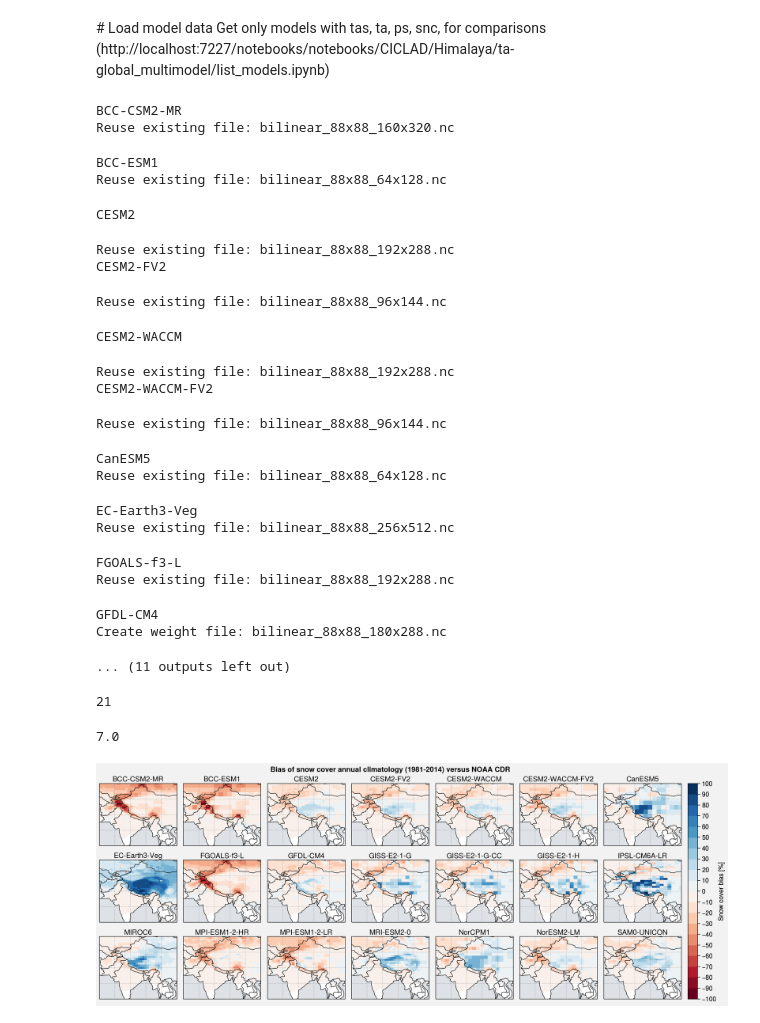
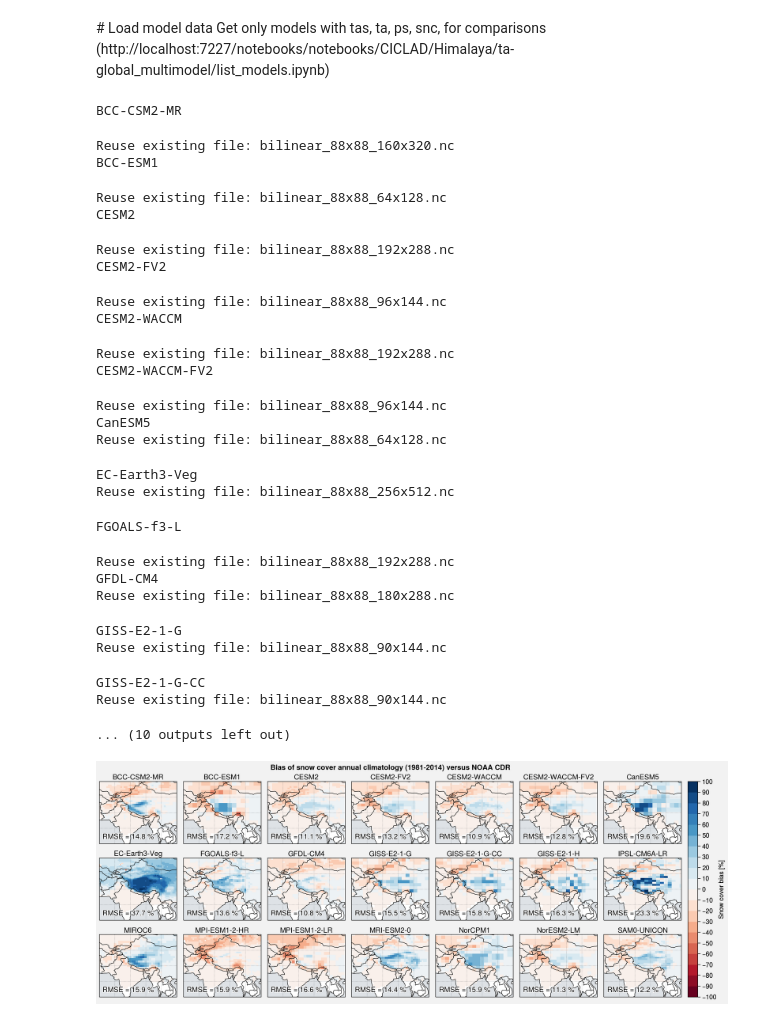
Before and after one commit to mickaellalande/PhD, a Jupyter notebook: CICLAD/Himalaya/ta-global_multimodel/snc_bias_multimodel.ipynb, the cells around one changed output. Cells and saved outputs as stored; diff of their text form; code cells hidden in the pictures.

Commit message:
Correct snow <=1 and add RMSE

```diff
--- a/CICLAD/Himalaya/ta-global_multimodel/snc_bias_multimodel.ipynb
+++ b/CICLAD/Himalaya/ta-global_multimodel/snc_bias_multimodel.ipynb
@@ -79,9 +79,14 @@ bias = []
 for model in list_models:
     print(model)
     institute, grid = u.select_model(model, var)
+
     model_clim = xr.open_mfdataset(
         '/bdd/CMIP6/CMIP/'+institute+'/'+model+'/historical/'+realization+'/'+table+'/'+var+'/'+grid+'/latest/*.nc', combine='by_coords'
     ).sel(time=period)[var].mean('time')
+
+    # Some models have values between 0 and 1 even if units in % (ex: 'BCC-CSM2-MR', 'BCC-ESM1', 'FGOALS-f3-L')
+    if model_clim.max().values <= 1:
+        model_clim = model_clim*100
 
     # Regrid towards model
     regridder = xe.Regridder(obs_clim, model_clim, 'bilinear', periodic=False, reuse_weights=True)
@@ -91,53 +96,56 @@ for model in list_models:
     bias.append(model_clim - obs_clim_regrid)
 # %% [output]
 BCC-CSM2-MR
-Reuse existing file: bilinear_88x88_160x320.nc
+Reuse existing file: bilinear_88x88_160x320.nc
 BCC-ESM1
-Reuse existing file: bilinear_88x88_64x128.nc
+Reuse existing file: bilinear_88x88_64x128.nc
 CESM2
 Reuse existing file: bilinear_88x88_192x288.nc
 CESM2-FV2
 Reuse existing file: bilinear_88x88_96x144.nc
+CESM2-WACCM
-CESM2-WACCM
+Reuse existing file: bilinear_88x88_192x288.nc
+CESM2-WACCM-FV2
-Reuse existing file: bilinear_88x88_192x288.nc
-CESM2-WACCM-FV2
+Reuse existing file: bilinear_88x88_96x144.nc
+CanESM5
+Reuse existing file: bilinear_88x88_64x128.nc
-Reuse existing file: bilinear_88x88_96x144.nc
+EC-Earth3-Veg
+Reuse existing file: bilinear_88x88_256x512.nc
-CanESM5
-Reuse existing file: bilinear_88x88_64x128.nc
+FGOALS-f3-L
-EC-Earth3-Veg
-Reuse existing file: bilinear_88x88_256x512.nc
+Reuse existing file: bilinear_88x88_192x288.nc
+GFDL-CM4
+Reuse existing file: bilinear_88x88_180x288.nc
-FGOALS-f3-L
-Reuse existing file: bilinear_88x88_192x288.nc
+GISS-E2-1-G
+Reuse existing file: bilinear_88x88_90x144.nc
-GFDL-CM4
-Create weight file: bilinear_88x88_180x288.nc
+GISS-E2-1-G-CC
+Reuse existing file: bilinear_88x88_90x144.nc
-... (11 outputs left out)
+... (10 outputs left out)
-# %%
-len(list_models)
-# %% [output]
-21
-# %%
-21/3
-# %% [output]
-7.0
 # %%
 f, axs = plot.subplots(proj='cyl', ncols=7, nrows=3, axwidth=1.5)
 
 for i, ax in enumerate(axs):
     #Plot
     m = axs[i].pcolormesh(bias[i].sel(lat=slice(latlim[0],latlim[1]), lon=slice(lonlim[0],lonlim[1])), cmap='RdBu', levels=plot.arange(-100,100,10))
-    axs[i].format(title=list_models[i])
+
+    # Compute RMSE
+    rmse = np.sqrt((bias[i].sel(lat=slice(latlim[0],latlim[1]), lon=slice(lonlim[0],lonlim[1]))**2).mean().values)
+
+    axs[i].format(
+        title=list_models[i],
+        lltitle='RMSE = '+str(round(rmse,1)) +' %'
+    )
 
 
 f.colorbar(m, label=var_label_bias, loc='r')
 
 axs.format(
     geogridlinewidth=0.5, geogridcolor='gray8', geogridalpha=0.5, labels=False,
     coast=True, ocean=True, oceancolor='gray3', borders=True,
     suptitle="Bias of snow cover annual climatology (1981-2014) versus NOAA CDR",
     lonlines=10, latlines=10, abc=False, latlim=latlim, lonlim=lonlim
 )
 
 f.save('img/snc_bias_multimodel.pdf')
 f.save('img/snc_bias_multimodel.png')
 # %% [output]
-[figure, old version]
+[figure, new version]
```
Also changed, not shown: parts of 1 cell of this notebook, 19 other files.
